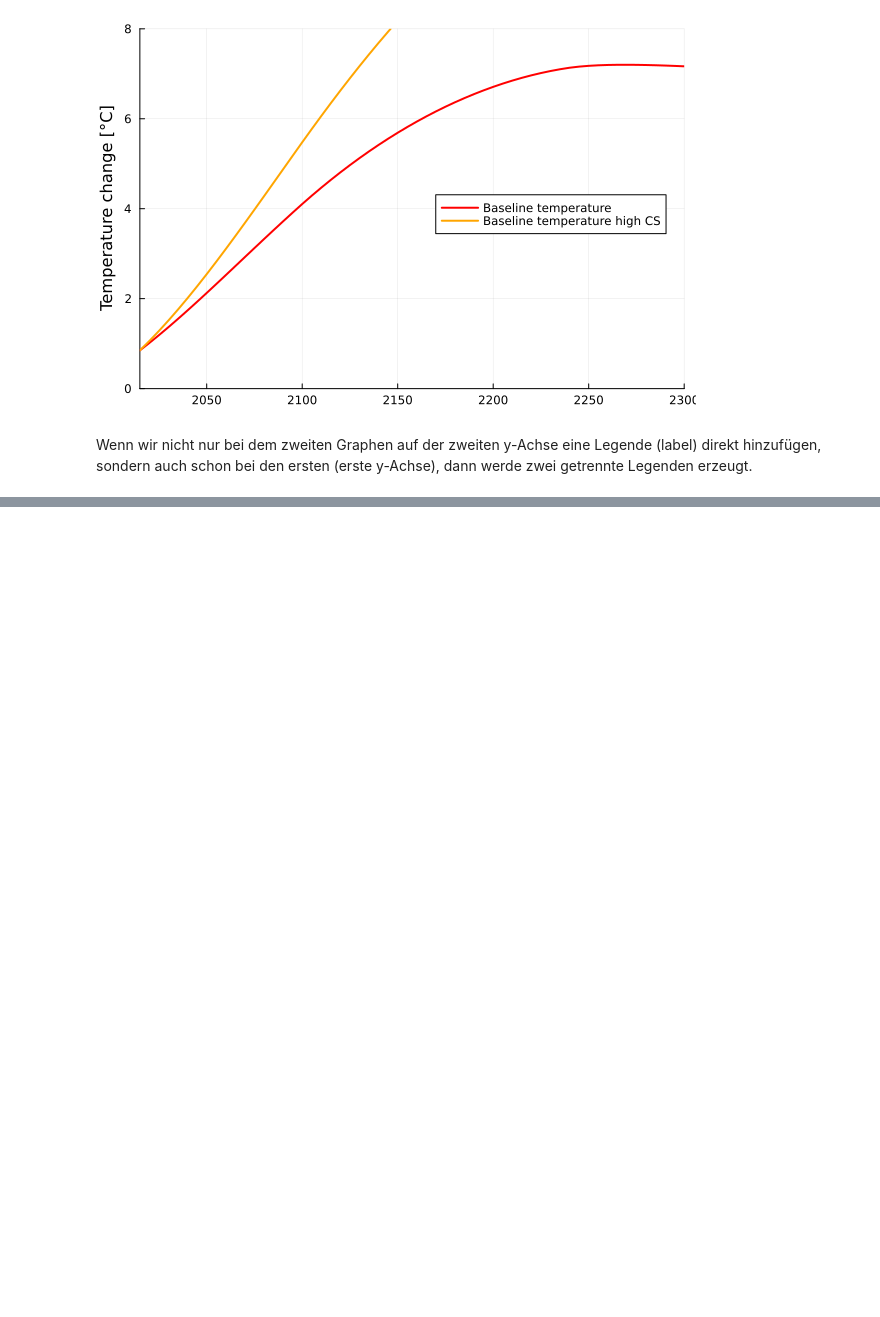
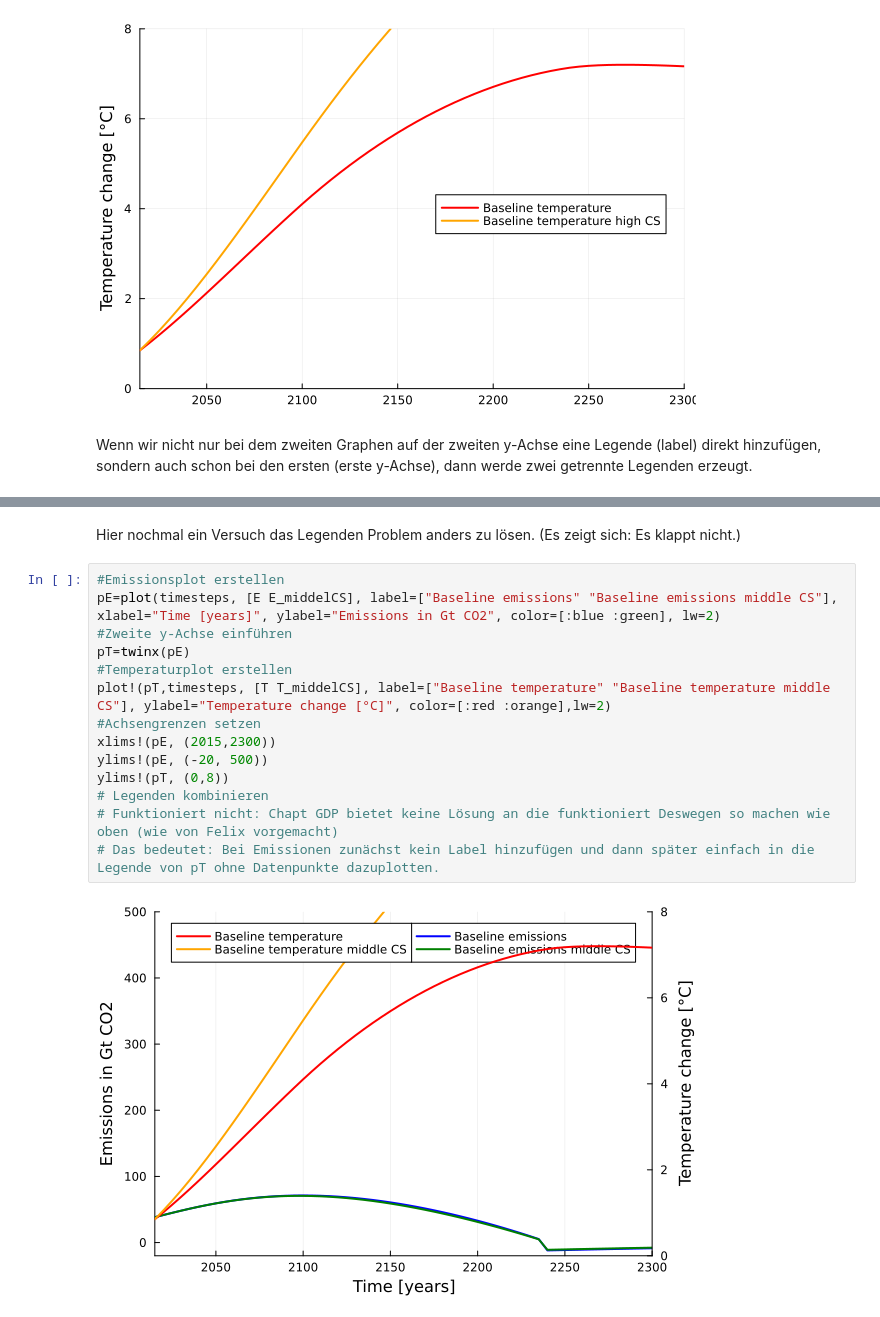
Before and after one commit to MaraikeS/adv_env_econ_24, a Jupyter notebook: modelling/plotting_results.ipynb, the cells around one changed output, grey strips where cells are left out. Saved outputs shown, nothing was run; the diff lists cells and outputs as text; blank space fills up the shorter version.

```diff
--- a/modelling/plotting_results.ipynb
+++ b/modelling/plotting_results.ipynb
@@ -168,0 +202,18 @@ Wenn wir nicht nur bei dem zweiten Graphen auf der zweiten y-Achse eine Legende
+# %% [markdown]
+Hier nochmal ein Versuch das Legenden Problem anders zu lösen. (Es zeigt sich: Es klappt nicht.)
+# %%
+#Emissionsplot erstellen
+pE=plot(timesteps, [E E_middelCS], label=["Baseline emissions" "Baseline emissions middle CS"], xlabel="Time [years]", ylabel="Emissions in Gt CO2", color=[:blue :green], lw=2)
+#Zweite y-Achse einführen
+pT=twinx(pE)
+#Temperaturplot erstellen
+plot!(pT,timesteps, [T T_middelCS], label=["Baseline temperature" "Baseline temperature middle CS"], ylabel="Temperature change [°C]", color=[:red :orange],lw=2)
+#Achsengrenzen setzen
+xlims!(pE, (2015,2300))
+ylims!(pE, (-20, 500))
+ylims!(pT, (0,8))
+# Legenden kombinieren
+# Funktioniert nicht: Chapt GDP bietet keine Lösung an die funktioniert Deswegen so machen wie oben (wie von Felix vorgemacht)
+# Das bedeutet: Bei Emissionen zunächst kein Label hinzufügen und dann später einfach in die Legende von pT ohne Datenpunkte dazuplotten.
+# %% [output]
+[figure, added]
```
Also changed, not shown: parts of 4 cells of this notebook.
